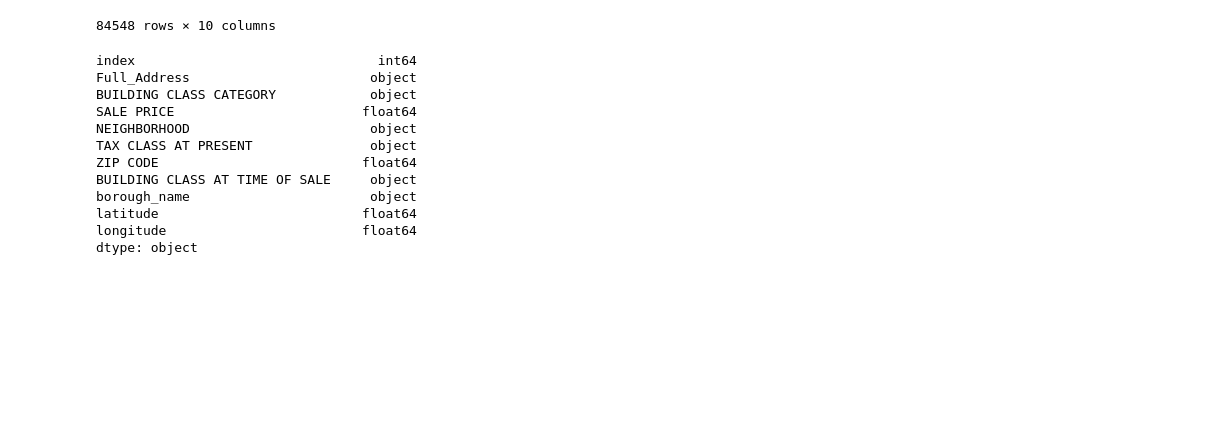
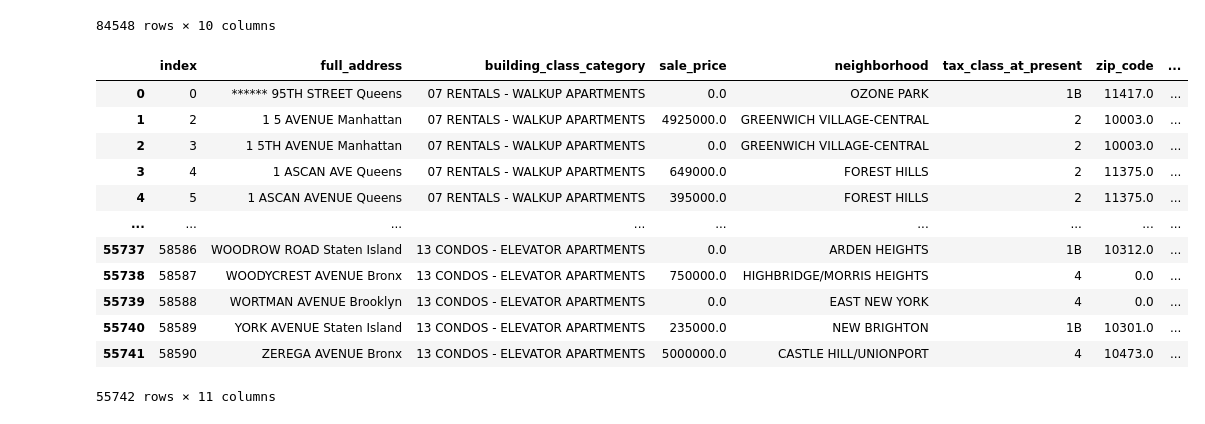
Before and after one commit to shadeetabasi/nyc-realestate-and-trees-project, a Jupyter notebook: Keiko /Real_Estate_Clean_Up_v2.ipynb, the cells around one changed output. Cells and saved outputs as stored; diff of their text form; code cells hidden in the pictures; blank space fills up the shorter version.

```diff
--- a/Keiko /Real_Estate_Clean_Up_v2.ipynb
+++ b/Keiko /Real_Estate_Clean_Up_v2.ipynb
@@ -431,23 +408,35 @@ building_type_df
 | 84546 | NaN | 22 STORE BUILDINGS | NaN | NaN | NaN | NaN | ... |
 | 84547 | NaN | 35 INDOOR PUBLIC AND CULTURAL FAC... | NaN | NaN | NaN | NaN | ... |
 84548 rows × 10 columns
-# %%
-final_w_building_type = building_type_df.dropna().reset_index()
-
-
-final_w_building_type.dtypes
-# %% [output]
-index                               int64
-Full_Address                       object
-BUILDING CLASS CATEGORY            object
-SALE PRICE                        float64
-NEIGHBORHOOD                       object
-TAX CLASS AT PRESENT               object
-ZIP CODE                          float64
-BUILDING CLASS AT TIME OF SALE     object
-borough_name                       object
-latitude                          float64
-longitude                         float64
-dtype: object
+# %%
+final_w_building_type = building_type_df.dropna().reset_index()
+
+
+final_w_building_type = final_w_building_type.rename(columns={"Full_Address": "full_address",
+                                               "BUILDING CLASS CATEGORY": "building_class_category",
+                                               "SALE PRICE": "sale_price",
+                                               "NEIGHBORHOOD": "neighborhood",
+                                               "TAX CLASS AT PRESENT": "tax_class_at_present",
+                                               "ZIP CODE": "zip_code",
+                                               "BUILDING CLASS AT TIME OF SALE": "building_class_at_time_of_sale",
+                                               "borough_name": "borough_name",
+                                               "latitude": "latitude",
+                                               "longitude": "longitude"})
+
+final_w_building_type
+# %% [output]
+|  | index | full_address | building_class_category | sale_price | neighborhood | tax_class_at_present | zip_code | ... |
+| 0 | 0 | ****** 95TH STREET Queens | 07 RENTALS - WALKUP APARTMENTS | 0.0 | OZONE PARK | 1B | 11417.0 | ... |
+| 1 | 2 | 1 5 AVENUE Manhattan | 07 RENTALS - WALKUP APARTMENTS | 4925000.0 | GREENWICH VILLAGE-CENTRAL | 2 | 10003.0 | ... |
+| 2 | 3 | 1 5TH AVENUE Manhattan | 07 RENTALS - WALKUP APARTMENTS | 0.0 | GREENWICH VILLAGE-CENTRAL | 2 | 10003.0 | ... |
+| 3 | 4 | 1 ASCAN AVE Queens | 07 RENTALS - WALKUP APARTMENTS | 649000.0 | FOREST HILLS | 2 | 11375.0 | ... |
+| 4 | 5 | 1 ASCAN AVENUE Queens | 07 RENTALS - WALKUP APARTMENTS | 395000.0 | FOREST HILLS | 2 | 11375.0 | ... |
+| ... | ... | ... | ... | ... | ... | ... | ... | ... |
+| 55737 | 58586 | WOODROW ROAD Staten Island | 13 CONDOS - ELEVATOR APARTMENTS | 0.0 | ARDEN HEIGHTS | 1B | 10312.0 | ... |
+| 55738 | 58587 | WOODYCREST AVENUE Bronx | 13 CONDOS - ELEVATOR APARTMENTS | 750000.0 | HIGHBRIDGE/MORRIS HEIGHTS | 4 | 0.0 | ... |
+| 55739 | 58588 | WORTMAN AVENUE Brooklyn | 13 CONDOS - ELEVATOR APARTMENTS | 0.0 | EAST NEW YORK | 4 | 0.0 | ... |
+| 55740 | 58589 | YORK AVENUE Staten Island | 13 CONDOS - ELEVATOR APARTMENTS | 235000.0 | NEW BRIGHTON | 1B | 10301.0 | ... |
+| 55741 | 58590 | ZEREGA AVENUE Bronx | 13 CONDOS - ELEVATOR APARTMENTS | 5000000.0 | CASTLE HILL/UNIONPORT | 4 | 10473.0 | ... |
+55742 rows × 11 columns
 # %%
 final_w_building_type.to_csv('data/nyc_real_estate_building_final_use_this.csv', index = False)
```
Also changed, not shown: parts of 1 cell of this notebook, 1 other file.
